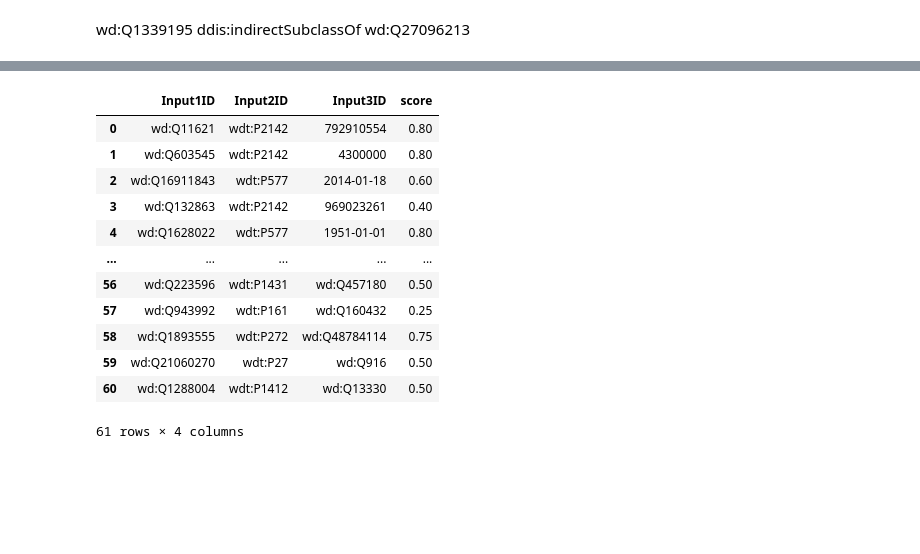
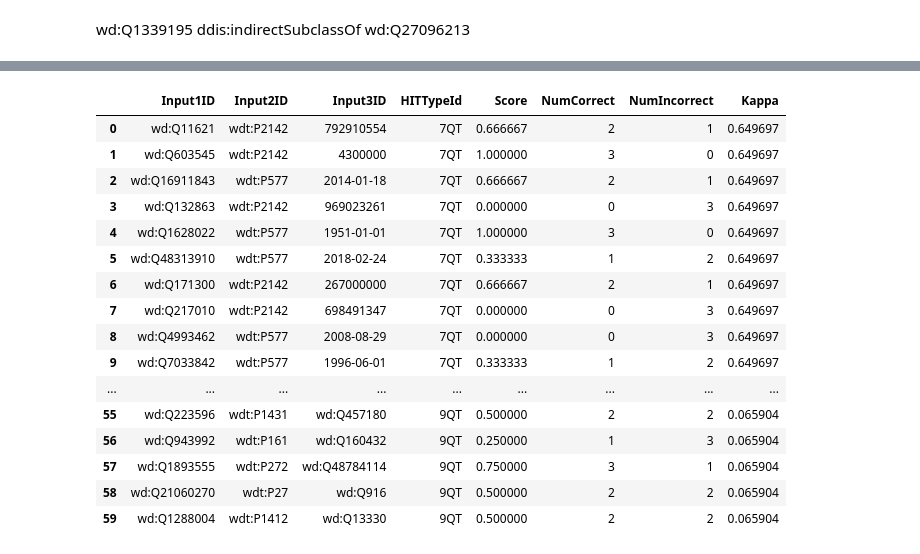
Before and after one commit to BananaBond/Movie_Chatbot, a Jupyter notebook: main_notebook.ipynb, the cells around one changed output, grey strips where cells are left out. Cells and saved outputs as stored; diff of their text form; code cells hidden in the pictures; blank space fills up the shorter version.

```diff
--- a/main_notebook.ipynb
+++ b/main_notebook.ipynb
@@ -1343,7 +1212,7 @@ crowd_df['LifetimeApprovalRate'].min()
 # %%
 global distinct_question_pairs
-q="""SELECT DISTINCT Input1ID, Input2ID, Input3ID FROM crowd_df;"""
+q="""SELECT DISTINCT Input1ID, Input2ID, Input3ID, HITTypeId FROM crowd_df;"""
 pysqldf = lambda q: sqldf(q, globals())
 distinct_question_pairs = pysqldf(q)
-distinct_question_pairs
+len(distinct_question_pairs)
 # %% [output]
@@ -1370,7 +1221,0 @@ find_something_about_an_entity(WD['Q223596'], WDT['P1431'])
-# %%
-entity = 'wd:Q841233'
-relation = 'wdt:P2142'
-# df.loc[(df['col1'] == value) & (df['col2'] < value)]
-# if crowd_df.loc[(crowd_df['Input1ID'] == entity) & (crowd_df['Input2ID'] == relation)] :
-#     print("aha")
-crowd_df.loc[(crowd_df['Input1ID'] == entity) & (crowd_df['Input2ID'] == relation)]
@@ -1383,37 +1249,74 @@ crowd_df.loc[(crowd_df['Input1ID'] == entity) & (crowd_df['Input2ID'] == relatio
 # %%
 def calculate_agreeability_in_crowd():
+    global distinct_question_pairs
     score_list = []
+    cor_count_list = []
+    inc_count_list = []
+    batches = distinct_question_pairs['HITTypeId'].unique()
     for index, row in distinct_question_pairs.iterrows():
         entity = row['Input1ID']
         relation = row['Input2ID']
         cor_count = 0
         inc_count = 0
         entiy_rel_rows = crowd_df.loc[(crowd_df['Input1ID'] == entity) & (crowd_df['Input2ID'] == relation)]
         for index, rows in entiy_rel_rows.iterrows():
             if rows['AnswerID'] == 2.0:
                 inc_count += 1
             elif rows['AnswerID'] == 1.0:
                 cor_count += 1
         score = cor_count/(cor_count + inc_count)
         score_list.append(score)
-        distinct_question_pairs['score'] = score
+        cor_count_list.append(cor_count)
+        inc_count_list.append(inc_count)
+
+
 #         print("Score for " + str(entity) + " and " + str(relation) + " = " + str(score))
 
-    distinct_question_pairs['score'] = score_list
+    distinct_question_pairs['Score'] = score_list
+    distinct_question_pairs['NumCorrect'] = cor_count_list
+    distinct_question_pairs['NumIncorrect'] = inc_count_list
+    kappa_list = []
+    for batch in batches:
+        p_e = 0
+        p_o = 0
+        num_q = 0
+        sum_corr = 0
+        sum_inc = 0
+        num_raters = 0
+        for index, row in distinct_question_pairs.iterrows():
 
+            if str(row['HITTypeId']) == str(batch):
+                num_raters = row['NumCorrect'] + row['NumIncorrect']
+                num_q = num_q +1
+                sum_corr = sum_corr + row['NumCorrect']
+                sum_inc = sum_corr + row['NumIncorrect']
+                p_o = p_o + np.power(row['NumCorrect'], 2) + np.power(row['NumIncorrect'], 2)
+
+        total = sum_corr + sum_inc
+        sum_corr = sum_corr/total
+        sum_inc = sum_inc/total
+        p_e = np.power(sum_corr, 2) + np.power(sum_inc, 2)
+        p_o = (p_o - (num_q*num_raters))/(num_q*num_raters*(num_raters-1))
+        kappa = (p_o - p_e)/(1-p_e)
+        kappa_list = kappa_list + [kappa]*num_q
+    distinct_question_pairs['Kappa'] = kappa_list
 calculate_agreeability_in_crowd()
 distinct_question_pairs
 # %% [output]
-|  | Input1ID | Input2ID | Input3ID | score |
-| 0 | wd:Q11621 | wdt:P2142 | 792910554 | 0.80 |
-| 1 | wd:Q603545 | wdt:P2142 | 4300000 | 0.80 |
-| 2 | wd:Q16911843 | wdt:P577 | 2014-01-18 | 0.60 |
-| 3 | wd:Q132863 | wdt:P2142 | 969023261 | 0.40 |
-| 4 | wd:Q1628022 | wdt:P577 | 1951-01-01 | 0.80 |
-| ... | ... | ... | ... | ... |
-| 56 | wd:Q223596 | wdt:P1431 | wd:Q457180 | 0.50 |
-| 57 | wd:Q943992 | wdt:P161 | wd:Q160432 | 0.25 |
-| 58 | wd:Q1893555 | wdt:P272 | wd:Q48784114 | 0.75 |
-| 59 | wd:Q21060270 | wdt:P27 | wd:Q916 | 0.50 |
-| 60 | wd:Q1288004 | wdt:P1412 | wd:Q13330 | 0.50 |
+|  | Input1ID | Input2ID | Input3ID | HITTypeId | Score | NumCorrect | NumIncorrect | Kappa |
+| 0 | wd:Q11621 | wdt:P2142 | 792910554 | 7QT | 0.666667 | 2 | 1 | 0.649697 |
+| 1 | wd:Q603545 | wdt:P2142 | 4300000 | 7QT | 1.000000 | 3 | 0 | 0.649697 |
+| 2 | wd:Q16911843 | wdt:P577 | 2014-01-18 | 7QT | 0.666667 | 2 | 1 | 0.649697 |
+| 3 | wd:Q132863 | wdt:P2142 | 969023261 | 7QT | 0.000000 | 0 | 3 | 0.649697 |
+| 4 | wd:Q1628022 | wdt:P577 | 1951-01-01 | 7QT | 1.000000 | 3 | 0 | 0.649697 |
+| 5 | wd:Q48313910 | wdt:P577 | 2018-02-24 | 7QT | 0.333333 | 1 | 2 | 0.649697 |
+| 6 | wd:Q171300 | wdt:P2142 | 267000000 | 7QT | 0.666667 | 2 | 1 | 0.649697 |
+| 7 | wd:Q217010 | wdt:P2142 | 698491347 | 7QT | 0.000000 | 0 | 3 | 0.649697 |
+| 8 | wd:Q4993462 | wdt:P577 | 2008-08-29 | 7QT | 0.000000 | 0 | 3 | 0.649697 |
+| 9 | wd:Q7033842 | wdt:P577 | 1996-06-01 | 7QT | 0.333333 | 1 | 2 | 0.649697 |
+| ... | ... | ... | ... | ... | ... | ... | ... | ... |
+| 55 | wd:Q223596 | wdt:P1431 | wd:Q457180 | 9QT | 0.500000 | 2 | 2 | 0.065904 |
+| 56 | wd:Q943992 | wdt:P161 | wd:Q160432 | 9QT | 0.250000 | 1 | 3 | 0.065904 |
+| 57 | wd:Q1893555 | wdt:P272 | wd:Q48784114 | 9QT | 0.750000 | 3 | 1 | 0.065904 |
+| 58 | wd:Q21060270 | wdt:P27 | wd:Q916 | 9QT | 0.500000 | 2 | 2 | 0.065904 |
+| 59 | wd:Q1288004 | wdt:P1412 | wd:Q13330 | 9QT | 0.500000 | 2 | 2 | 0.065904 |
-61 rows × 4 columns
```
Also changed, not shown: parts of 77 cells of this notebook, 1 other file.
